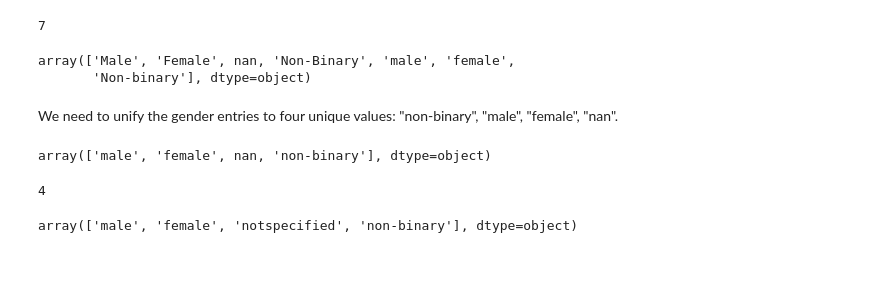
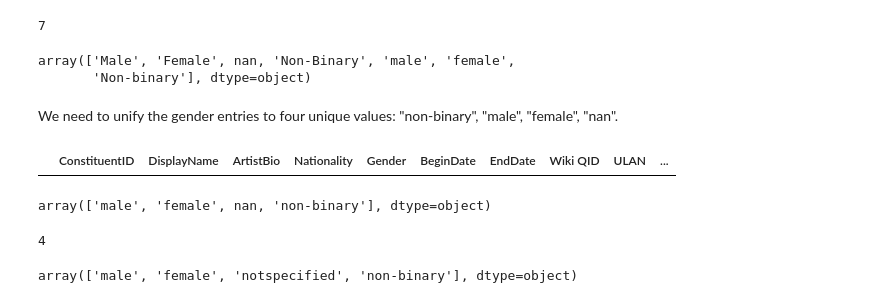
Before and after one commit to NorLins/Python_Course, a Jupyter notebook: Ass4.ipynb, the cells around one changed output. Cells and saved outputs as stored; diff of their text form; code cells hidden in the pictures; blank space fills up the shorter version.

```diff
--- a/Ass4.ipynb
+++ b/Ass4.ipynb
@@ -646,4 +646,8 @@ array(['Male', 'Female', nan, 'Non-Binary', 'male', 'female',
        'Non-binary'], dtype=object)
 # %% [markdown]
 We need to unify the gender entries to four unique values: "non-binary", "male", "female", "nan".
+# %%
+artists_complete[artists_complete["ConstituentID_unique"] == "artistsnan"]
+# %% [output]
+|  | ConstituentID | DisplayName | ArtistBio | Nationality | Gender | BeginDate | EndDate | Wiki QID | ULAN | ... |
 # %%
```
Also changed, not shown: parts of 24 cells of this notebook, 1 other file.
